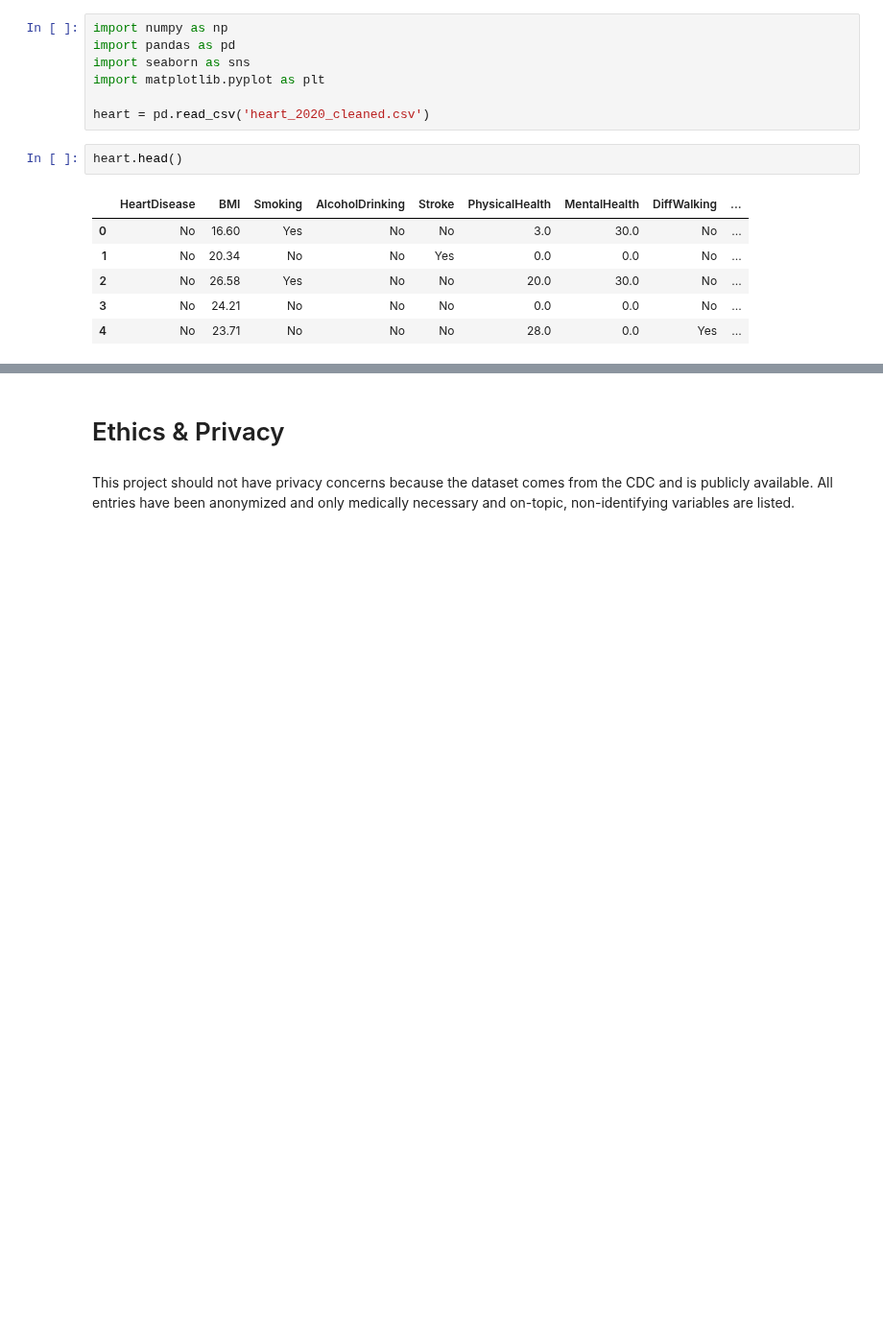
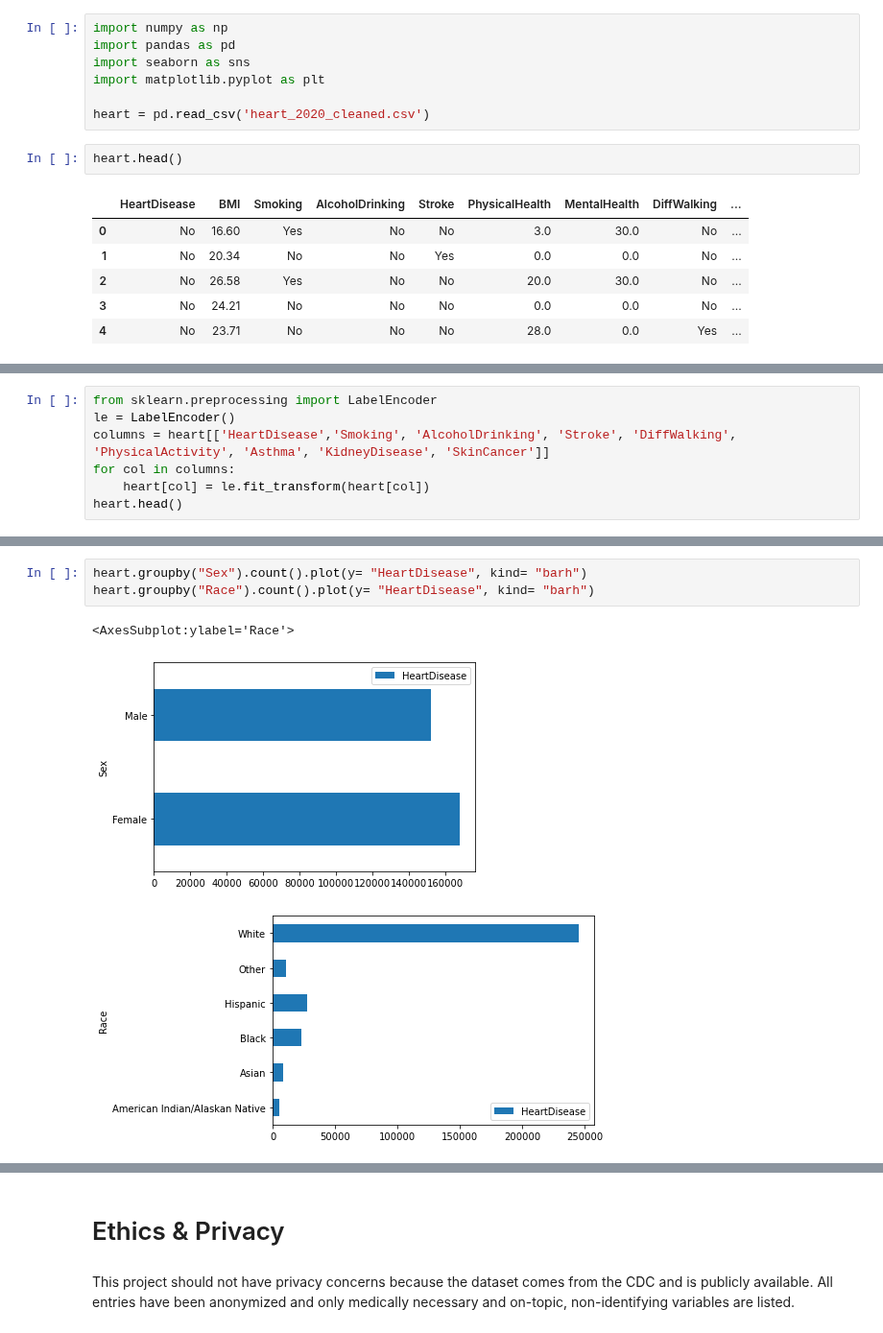
Before and after one commit to COGS118A/Group023-Sp22, a Jupyter notebook: Checkpoint_group023.ipynb, the cells around one changed output, grey strips where cells are left out. Shown at 96% size. Drawn from its saved outputs; the diff is of its cells as text; blank space fills up the shorter version.

```diff
--- a/Checkpoint_group023.ipynb
+++ b/Checkpoint_group023.ipynb
@@ -125,0 +168,7 @@ heart.head()
+# %%
+from sklearn.preprocessing import LabelEncoder
+le = LabelEncoder()
+columns = heart[['HeartDisease','Smoking', 'AlcoholDrinking', 'Stroke', 'DiffWalking', 'PhysicalActivity', 'Asthma', 'KidneyDisease', 'SkinCancer']]
+for col in columns:
+    heart[col] = le.fit_transform(heart[col])
+heart.head()
@@ -125,0 +182,7 @@ heart.head()
+# %%
+heart.groupby("Sex").count().plot(y= "HeartDisease", kind= "barh")
+heart.groupby("Race").count().plot(y= "HeartDisease", kind= "barh")
+# %% [output]
+<AxesSubplot:ylabel='Race'>
+[figure, added]
+[figure, added]
```
Also changed, not shown: parts of 6 cells of this notebook.
